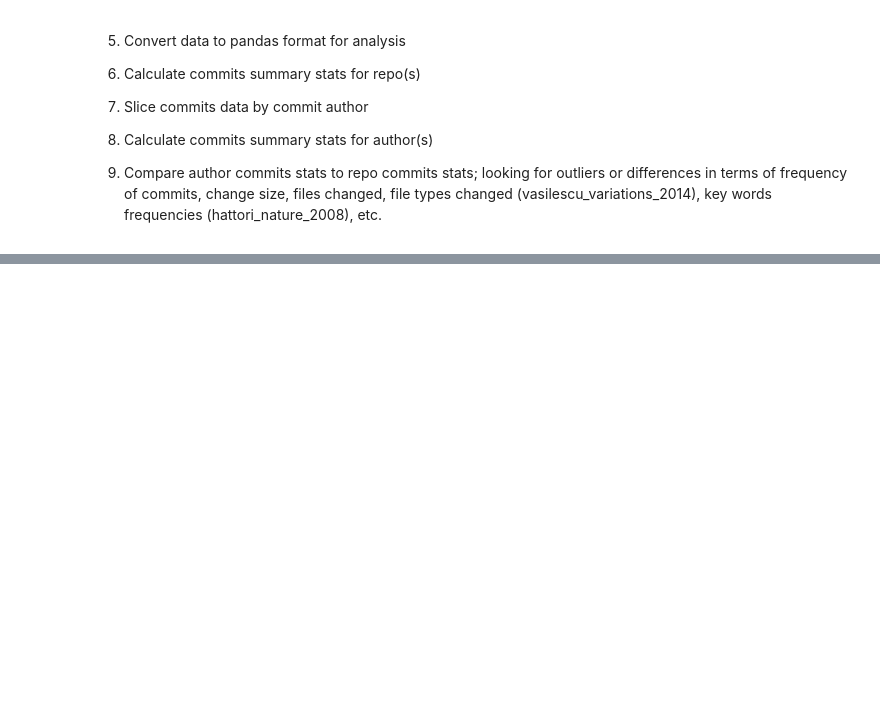
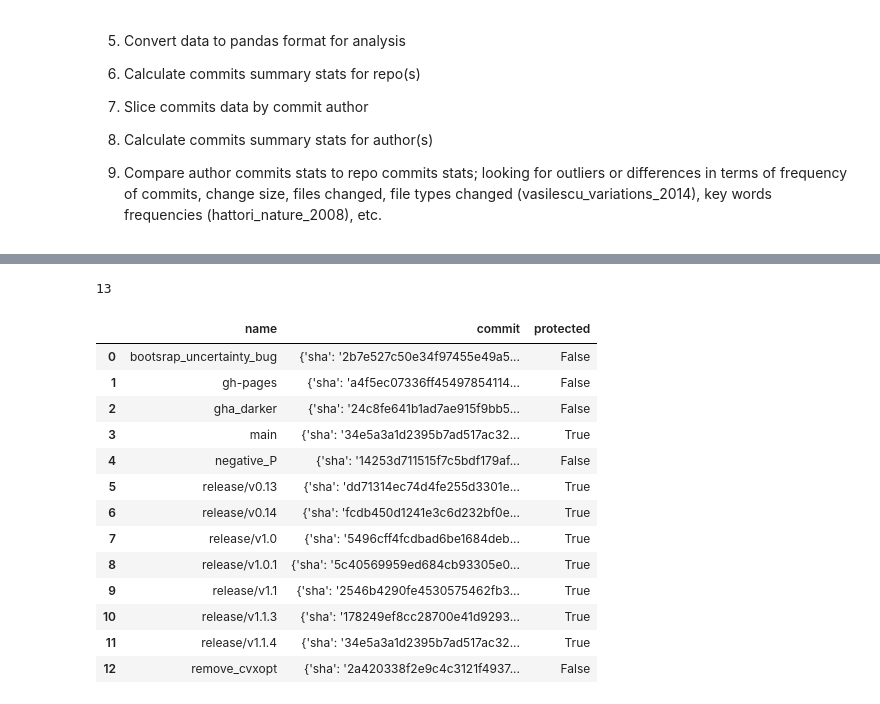
Before and after one commit to FlicAnderson/RSE-personas, a Jupyter notebook: githubanalysis/notebooks/commits.ipynb, the cells around one changed output, grey strips where cells are left out. Cells and saved outputs as stored; diff of their text form; code cells hidden in the pictures; blank space fills up the shorter version.

```diff
--- a/githubanalysis/notebooks/commits.ipynb
+++ b/githubanalysis/notebooks/commits.ipynb
@@ -192,0 +363,33 @@ import gi
+# %%
+#https://docs.github.com/en/rest/branches/branches?apiVersion=2022-11-28
+
+import githubanalysis.processing.setup_github_auth as ghauth
+import requests
+from requests.adapters import HTTPAdapter, Retry
+import logging
+import traceback
+import pandas as pd
+import datetime
+from datetime import datetime
+
+
+config_path='../../githubanalysis/config.cfg'
+repo_name = 'JeschkeLab/DeerLab'
+write_out_location='../../data/'
+out_filename='testfile_all-commits'
+per_pg=100
+
+
+repos_api_url = "https://api.github.com/repos/"
+api_call = f"{repos_api_url}{repo_name}/branches"
+
+gh_token = ghauth.setup_github_auth(config_path=config_path)
+headers = {'Authorization': 'token ' + gh_token}
+
+s = requests.Session()
+retries = Retry(total=10, connect=5, read=3, backoff_factor=1.5, status_forcelist=[202, 502, 503, 504])
+s.mount('https://', HTTPAdapter(max_retries=retries))
+
+
+api_response = s.get(url=api_call, headers=headers)
+api_response.status_code
@@ -192,0 +418,23 @@ import gi
+# %%
+branchesdf = pd.DataFrame.from_dict(api_response.json())
+# %%
+len(branchesdf)
+# %% [output]
+13
+# %%
+branchesdf
+# %% [output]
+|  | name | commit | protected |
+| 0 | bootsrap_uncertainty_bug | {'sha': '2b7e527c50e34f97455e49a5... | False |
+| 1 | gh-pages | {'sha': 'a4f5ec07336ff45497854114... | False |
+| 2 | gha_darker | {'sha': '24c8fe641b1ad7ae915f9bb5... | False |
+| 3 | main | {'sha': '34e5a3a1d2395b7ad517ac32... | True |
+| 4 | negative_P | {'sha': '14253d711515f7c5bdf179af... | False |
+| 5 | release/v0.13 | {'sha': 'dd71314ec74d4fe255d3301e... | True |
+| 6 | release/v0.14 | {'sha': 'fcdb450d1241e3c6d232bf0e... | True |
+| 7 | release/v1.0 | {'sha': '5496cff4fcdbad6be1684deb... | True |
+| 8 | release/v1.0.1 | {'sha': '5c40569959ed684cb93305e0... | True |
+| 9 | release/v1.1 | {'sha': '2546b4290fe4530575462fb3... | True |
+| 10 | release/v1.1.3 | {'sha': '178249ef8cc28700e41d9293... | True |
+| 11 | release/v1.1.4 | {'sha': '34e5a3a1d2395b7ad517ac32... | True |
+| 12 | remove_cvxopt | {'sha': '2a420338f2e9c4c3121f4937... | False |
```
Also changed, not shown: parts of 20 cells of this notebook.
